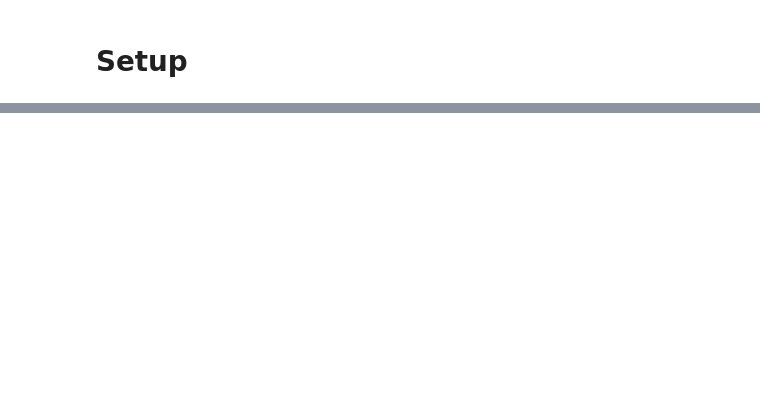
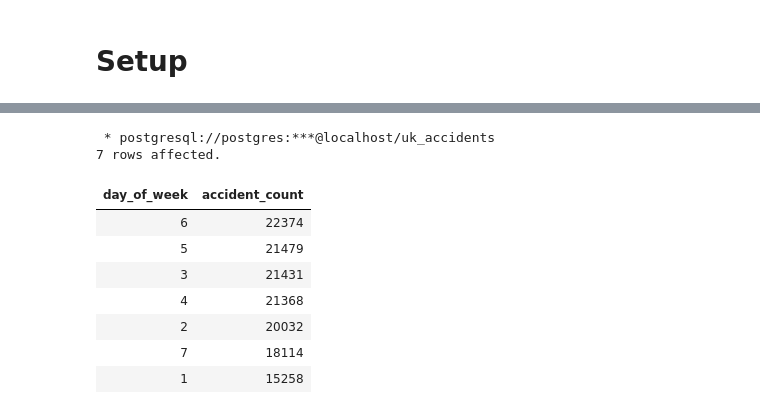
Before and after one commit to ngseann/uk_accidents, a Jupyter notebook: uk_accidents_nb.ipynb, the cells around one changed output, grey strips where cells are left out. Cells and saved outputs as stored; diff of their text form; code cells hidden in the pictures; blank space fills up the shorter version.

```diff
--- a/uk_accidents_nb.ipynb
+++ b/uk_accidents_nb.ipynb
@@ -40,0 +67,18 @@ engine = create_engine('postgresql://postgres:HClkt35D$sk61@localhost/uk_acciden
+# %%
+%%sql
+
+SELECT day_of_week, COUNT(1) AS accident_count
+FROM accident
+GROUP BY day_of_week
+ORDER BY accident_count DESC;
+# %% [output]
+ * postgresql://postgres:***@localhost/uk_accidents
+7 rows affected.
+| day_of_week | accident_count |
+| 6 | 22374 |
+| 5 | 21479 |
+| 3 | 21431 |
+| 4 | 21368 |
+| 2 | 20032 |
+| 7 | 18114 |
+| 1 | 15258 |
```
Also changed, not shown: parts of 18 cells of this notebook, 1 other file.
